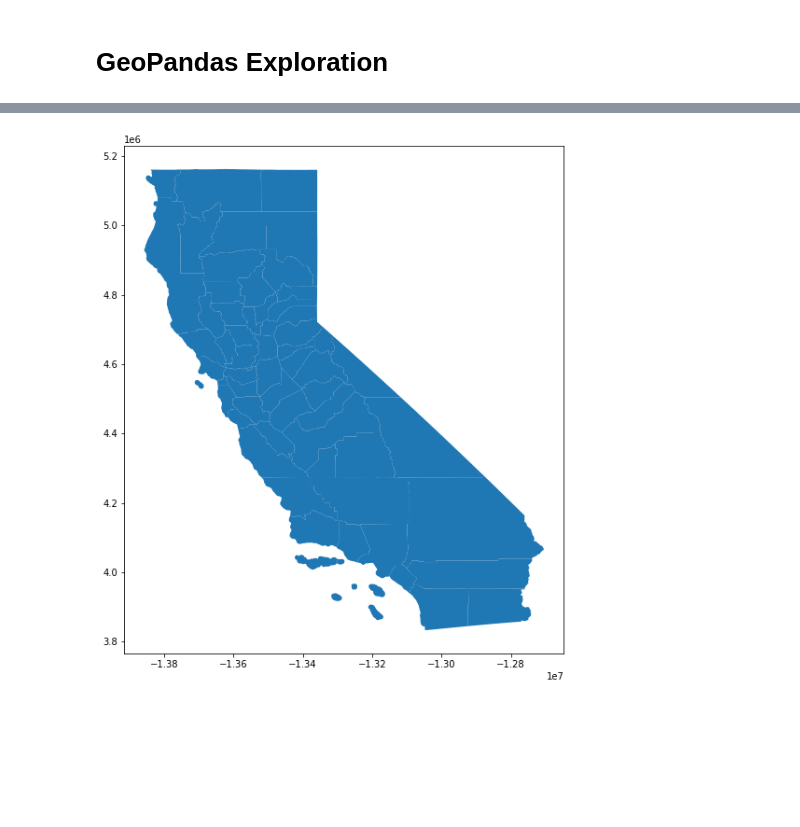
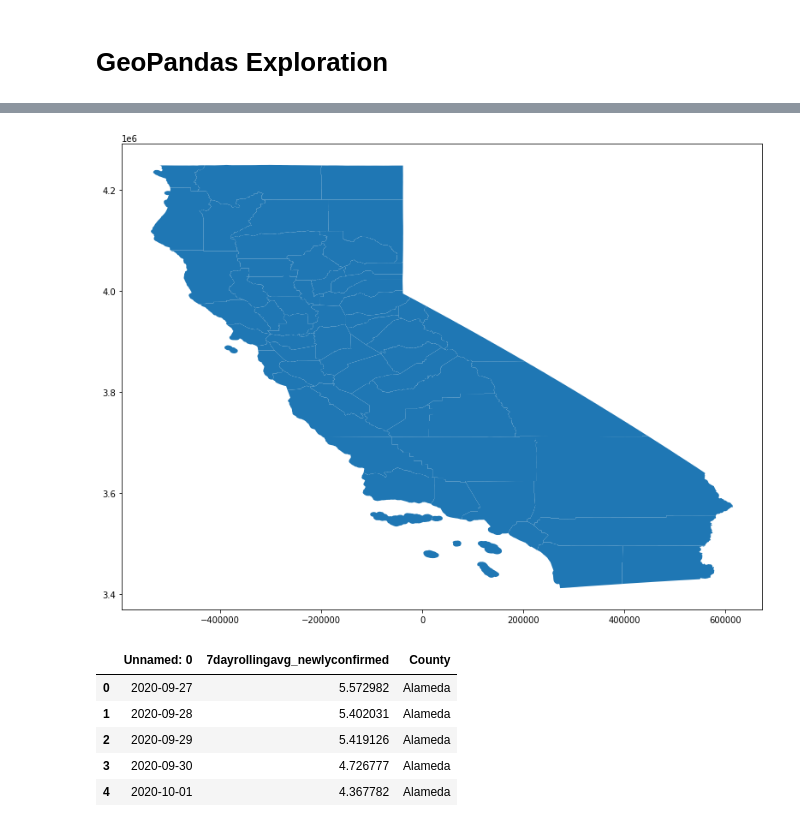
Before and after one commit to lettywu/COVID-19-vaccinations, a Jupyter notebook: jesse/GeoPandas.ipynb, the cells around one changed output, grey strips where cells are left out. Drawn from its saved outputs; the diff is of its cells as text; code cells hidden in the pictures; blank space fills up the shorter version.

Commit message:
add predictions

```diff
--- a/jesse/GeoPandas.ipynb
+++ b/jesse/GeoPandas.ipynb
@@ -12 +15,3 @@ counties = geopandas.read_file(zipfile)
+# %%
+counties_df = gpd.read_file('../data/CA_Counties/CA_Counties_TIGER2016.shp')
 # %%
@@ -20,7 +25,7 @@ counties.head()
 | 4 | 06 | 111 | 00277320 | 06111 | Ventura | Ventura County | 06 | H1 | G4020 | 348 | 37100 | ... |
 # %%
 # https://gis.stackexchange.com/questions/365400/problem-getting-correct-area-for-polygon-and-choosing-a-crs
-counties = counties.to_crs("+proj=cea +lat_0=36.864225 +lon_0=-119.657316 +units=m")
+counties_df = counties_df.to_crs("+proj=cea +lat_0=36.864225 +lon_0=-119.657316 +units=m")
 # %%
-counties['area'] = counties['geometry'].area / ((10 ** 6) * 2.59)
+counties_df['area'] = counties_df['geometry'].area / ((10 ** 6) * 2.59)
 # %%
@@ -32,7 +37,21 @@ counties.head()
 | 2 | 06 | 083 | 00277306 | 06083 | Santa Barbara | Santa Barbara County | 06 | H1 | G4020 | None | 42200 | ... |
 | 3 | 06 | 009 | 01675885 | 06009 | Calaveras | Calaveras County | 06 | H1 | G4020 | None | None | ... |
 | 4 | 06 | 111 | 00277320 | 06111 | Ventura | Ventura County | 06 | H1 | G4020 | 348 | 37100 | ... |
+# %%
+# drop uncessary columns
+counties_df.drop(['STATEFP', 'COUNTYFP', 'COUNTYNS', 'GEOID', 'NAMELSAD', 'LSAD', 'CLASSFP', 'CSAFP', 'CBSAFP',
+              'METDIVFP', 'FUNCSTAT', 'ALAND', 'AWATER'], axis = 1, inplace = True)
 # %%
-counties.plot(figsize = (20,10));
+counties_df.plot(figsize = (25,10));
 # %% [output]
-[figure, old version]
+[figure, new version]
+# %%
+predictions_df = pd.read_csv('../clean_data/predictions.csv')
+predictions_df.head()
+# %% [output]
+|  | Unnamed: 0 | 7dayrollingavg_newlyconfirmed | County |
+| 0 | 2020-09-27 | 5.572982 | Alameda |
+| 1 | 2020-09-28 | 5.402031 | Alameda |
+| 2 | 2020-09-29 | 5.419126 | Alameda |
+| 3 | 2020-09-30 | 4.726777 | Alameda |
+| 4 | 2020-10-01 | 4.367782 | Alameda |
```
Also changed, not shown: parts of 8 cells of this notebook, 5 other files.
